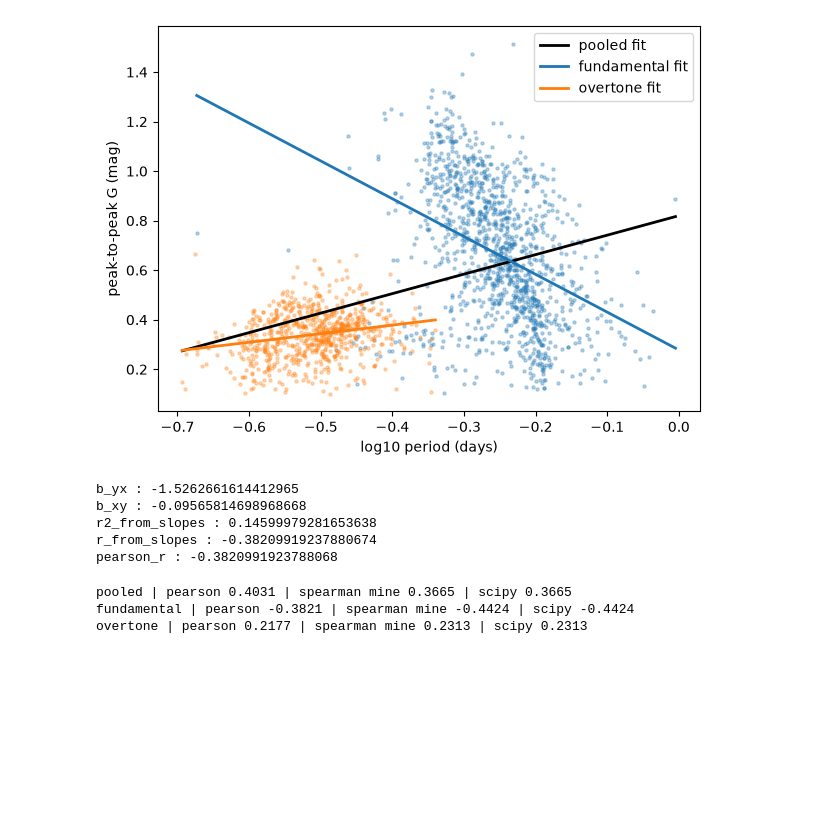
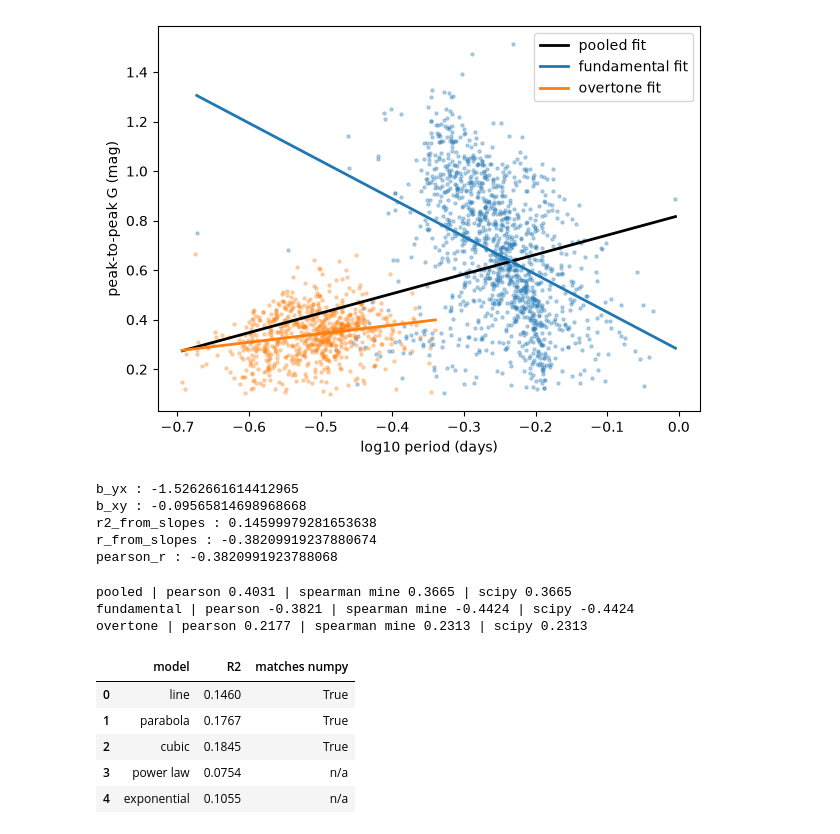
Before and after one commit to ananyamakkar/stellar-variability, a Jupyter notebook: notebooks/02_period_amplitude_relationship.ipynb, the cells around one changed output. Cells and saved outputs as stored; diff of their text form; code cells hidden in the pictures; blank space fills up the shorter version.

Commit message:
Add polynomial, power and exponential curve fits

```diff
--- a/notebooks/02_period_amplitude_relationship.ipynb
+++ b/notebooks/02_period_amplitude_relationship.ipynb
@@ -126,3 +126,35 @@ for name, d in groups.items():
 pooled | pearson 0.4031 | spearman mine 0.3665 | scipy 0.3665
 fundamental | pearson -0.3821 | spearman mine -0.4424 | scipy -0.4424
 overtone | pearson 0.2177 | spearman mine 0.2313 | scipy 0.2313
+# %%
+from stats_toolkit import polynomial_fit, poly_predict, r_squared, linear_fit
+
+d = groups["fundamental"]
+x = d["log_period"].to_numpy()          # log10 period
+y = d["peak_to_peak_g"].to_numpy()      # amplitude (mag)
+P = 10 ** x                             # period in days
+
+rows = []
+
+# polynomials in log10 period, checked against numpy
+for deg, label in [(1, "line"), (2, "parabola"), (3, "cubic")]:
+    c = polynomial_fit(x, y, deg)
+    ok = np.allclose(c, np.polyfit(x, y, deg)[::-1])
+    rows.append({"model": label, "R2": r_squared(y, poly_predict(c, x)), "matches numpy": ok})
+
+# power law  y = A * P^B  (straight line in log-log)
+a, b = linear_fit(x, np.log10(y))
+rows.append({"model": "power law", "R2": r_squared(y, 10 ** (a + b * x)), "matches numpy": "n/a"})
+
+# exponential  y = A * exp(k * P)  (straight line in ln y vs P)
+a2, k = linear_fit(P, np.log(y))
+rows.append({"model": "exponential", "R2": r_squared(y, np.exp(a2 + k * P)), "matches numpy": "n/a"})
+
+pd.DataFrame(rows).round(4)
+# %% [output]
+|  | model | R2 | matches numpy |
+| 0 | line | 0.1460 | True |
+| 1 | parabola | 0.1767 | True |
+| 2 | cubic | 0.1845 | True |
+| 3 | power law | 0.0754 | n/a |
+| 4 | exponential | 0.1055 | n/a |
```
Also changed, not shown: 1 other file.
